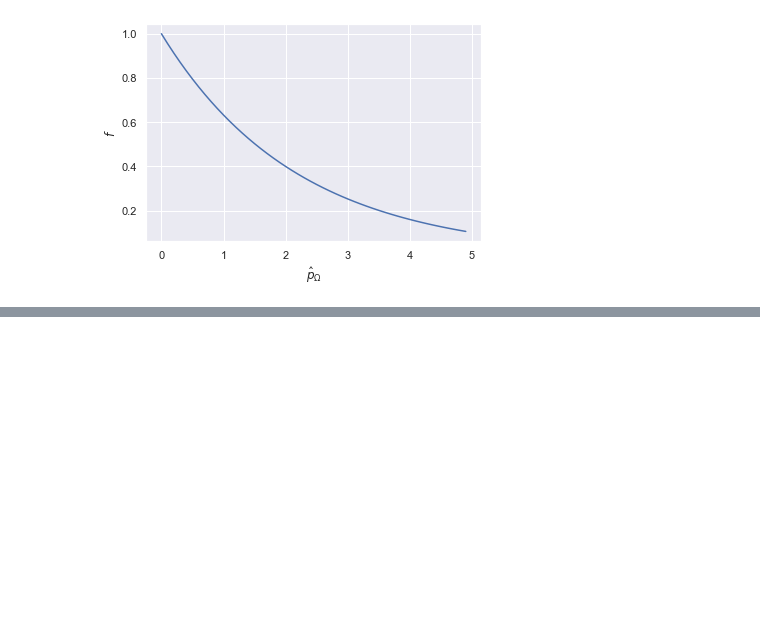
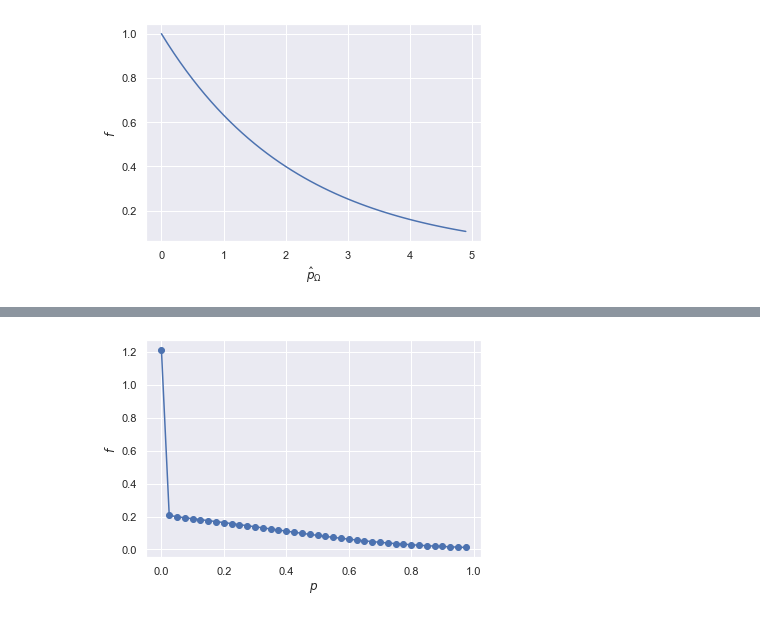
Before and after one commit to derekeverett/integrate_gubser_RTA, a Jupyter notebook: find_Gubser_soln.ipynb, the cells around one changed output, grey strips where cells are left out. Drawn from its saved outputs; the diff is of its cells as text; code cells hidden in the pictures; blank space fills up the shorter version.

```diff
--- a/find_Gubser_soln.ipynb
+++ b/find_Gubser_soln.ipynb
@@ -134,0 +186,10 @@ plt.show()
+# %%
+f_cut = f_profile_milne[f_profile_milne.phip == 0.]
+f_cut = f_cut[f_cut.vz == 0.1]
+f_cut = f_cut[f_cut.r == 0.0]
+plt.plot(f_cut['p'], f_cut['f'], marker='o')
+plt.xlabel(r'$p$')
+plt.ylabel(r'$f$')
+plt.show()
+# %% [output]
+[figure, added]
```
Also changed, not shown: parts of 10 cells of this notebook, 8 other files.
